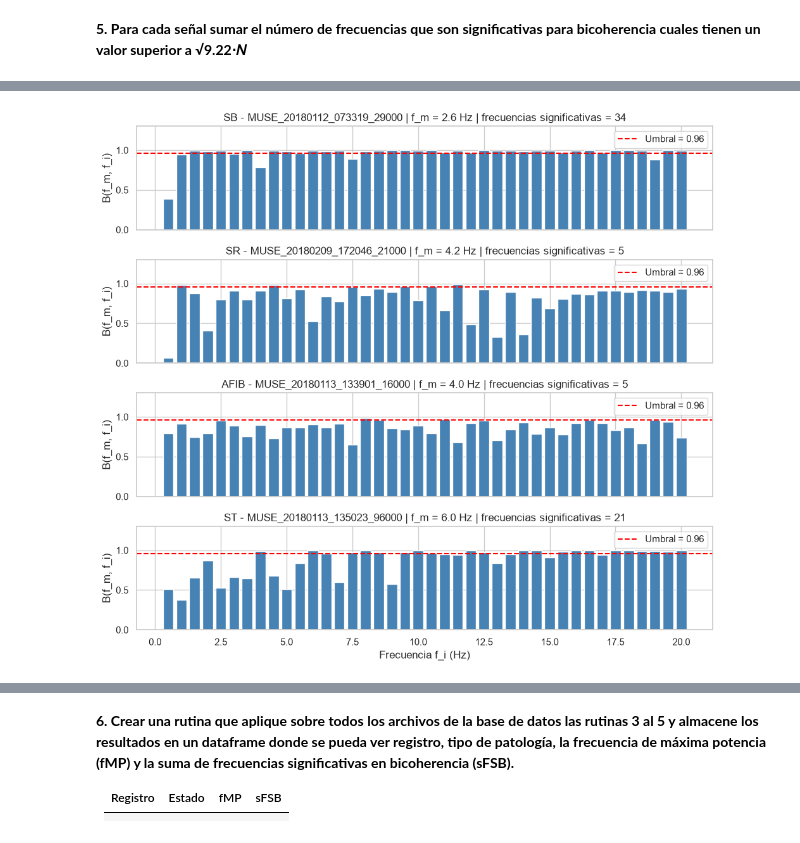
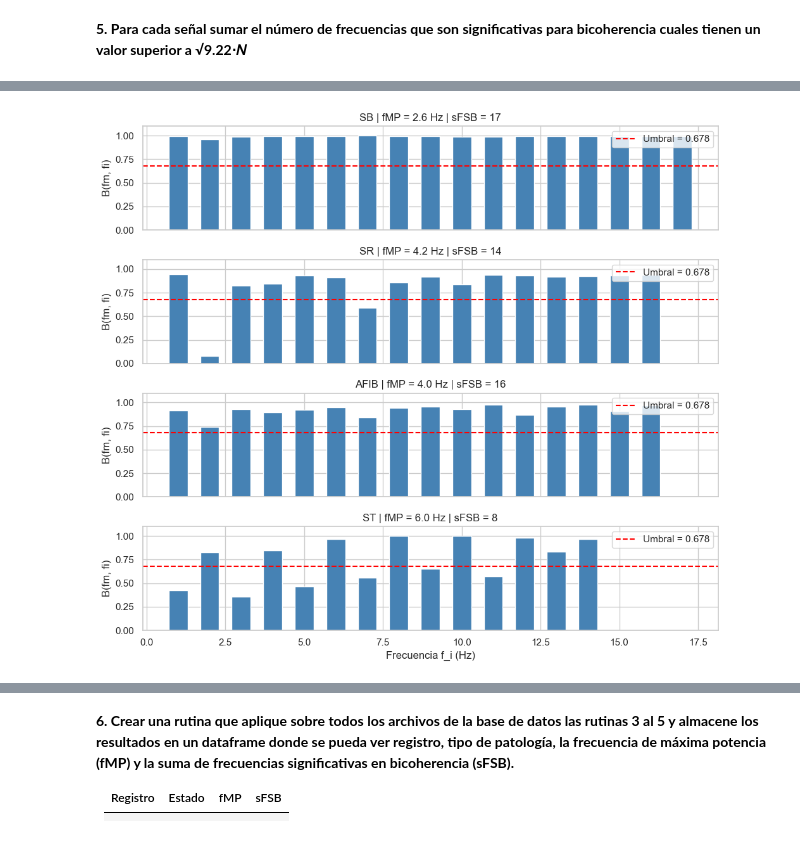
Before and after one commit to valentinamoralese/Biose-ales-Valentina-Morales-Paula-Garcia, a Jupyter notebook: Proyecto1_Valentina_Paula.ipynb, the cells around one changed output, grey strips where cells are left out. Drawn from its saved outputs; the diff is of its cells as text; code cells hidden in the pictures.

```diff
--- a/Proyecto1_Valentina_Paula.ipynb
+++ b/Proyecto1_Valentina_Paula.ipynb
@@ -482,0 +522,20 @@ def bicoherencia(x, fs, L, fmax=20):
+# %%
+rng = np.random.default_rng(0)
+t = np.arange(L) / FS
+
+def senal_prueba(acoplada, nseg=10):
+    seg = []
+    for _ in range(nseg):
+        p1, p2, p3 = rng.uniform(0, 2 * np.pi, 3)
+        fase3 = p1 + p2 if acoplada else p3
+        seg.append(np.cos(2*np.pi*5*t + p1) + np.cos(2*np.pi*3*t + p2)
+                   + np.cos(2*np.pi*8*t + fase3) + 0.1 * rng.standard_normal(L))
+    return np.concatenate(seg)
+
+for acoplada in (True, False):
+    f, B, N = bicoherencia(senal_prueba(acoplada))
+    i, j = np.argmin(abs(f - 5)), np.argmin(abs(f - 3))
+    print("acoplada" if acoplada else "no acoplada", "-> B(5,3) =", round(B[i, j], 3), "| N =", N)
+
+print("celdas del triángulo:", int(mascara_triangular(f).sum()),
+      "| umbral con N = 10:", round(umbral_bicoherencia(10), 3))
@@ -570,36 +695,50 @@ True 10646 archivos .csv
 # %% [markdown]
 **5. Para cada señal sumar el número de frecuencias que son significativas para bicoherencia cuales tienen un valor superior a √9.22⋅𝑁**
 # %%
-def umbral_significancia(N):
-    """Umbral de significancia de la bicoherencia: sqrt(9.2 / (2N)), con N = número de segmentos."""
-    return np.sqrt(9.2 / (2 * N))
+# PUNTO 5: Suma de frecuencias significativas para bicoherencia (sFSB)
+import numpy as np
+import pandas as pd
+import matplotlib.pyplot as plt
 
-def suma_frecuencias_significativas(x, fs, L, f_ref):
-    """Número de frecuencias f_i cuya bicoherencia con la frecuencia de referencia f_ref
-    supera el umbral, es decir, B(f_ref, f_i) > sqrt(9.2 / (2N)).
-    La frecuencia de referencia se aproxima a la frecuencia más cercana de la malla de la bicoherencia."""
-    f, B, N = bicoherencia(x, fs, L)
-    umbral = umbral_significancia(N)
-    i = np.argmin(np.abs(f - f_ref))
-    return int(np.sum(B[i, :] > umbral))
+L = 500   # muestras por segmento, igual que en el punto 3: N = 10 segmentos, umbral = 0.678
 
-L = 1000  # muestras por segmento, igual que en el punto 3
+def senal_procesada(filename):
+    """Lee el registro (derivación II), quita la tendencia y comprime, como en el punto 4."""
+    x = pd.read_csv(SIGNALS_DIR / f"{filename}.csv", header=None).iloc[:, LEAD_INDEX].values
+    return comprimir(quitar_tendencia(x, GRADO_DETREND))
 
-# Demostración: una señal de cada ritmo del subconjunto de trabajo
+def sfsb_senal(x, fm, fs=FS, L=L, fmax=FMAX):
+    """Número de frecuencias f_i con B(fm, f_i) > sqrt(9.2 / (2N)).
+    Solo se cuentan los f_i con fm + f_i <= fmax (dominio del artículo).
+    fm se aproxima a la frecuencia más cercana de la malla de la bicoherencia (1 Hz)."""
+    f, B, N = bicoherencia(x, fs, L, fmax)
+    i = np.argmin(np.abs(f - fm))
+    validas = (f + f[i]) <= fmax
+    return int(np.sum((B[i, :] > umbral_bicoherencia(N)) & validas))
+
+# Comprobación: con L = 500 debe dar N = 10 y umbral 0.678
+x0 = senal_procesada(df_sel["FileName"].iloc[0])
+_, _, N0 = bicoherencia(x0, FS, L, FMAX)
+print(f"N = {N0} segmentos | umbral = {umbral_bicoherencia(N0):.3f}")
+assert N0 == 10, "N no es 10: revisa que L sea 500"
+
+# Demostración: una señal de cada ritmo del subconjunto
 fig, axes = plt.subplots(len(ritmos_sel), 1, figsize=(10, 9), sharex=True)
 for ax, ritmo in zip(axes, ritmos_sel):
-    archivo = df_sel[df_sel["Rhythm"] == ritmo]["FileName"].iloc[0]
-    s = preprocesar(cargar_senal(archivo))
-    fm = frecuencia_max_potencia(s, FS)
-    f, B, N = bicoherencia(s, FS, L)
-    umbral = umbral_significancia(N)
+    fila = df_sel[df_sel["Rhythm"] == ritmo].iloc[0]
+    x = senal_procesada(fila["FileName"])
+    fm = fila["fMP"]
+    f, B, N = bicoherencia(x, FS, L, FMAX)
+    umbral = umbral_bicoherencia(N)
     i = np.argmin(np.abs(f - fm))
-    n_sig = suma_frecuencias_significativas(s, FS, L, fm)
-    ax.bar(f, B[i, :], width=0.4, color="steelblue")
-    ax.axhline(umbral, color="red", linestyle="--", label=f"Umbral = {umbral:.2f}")
-    ax.set_ylim(0, 1.3)
-    ax.set_ylabel("B(f_m, f_i)")
-    ax.set_title(f"{ritmo} - {archivo} | f_m = {fm:.1f} Hz | frecuencias significativas = {n_sig}")
+    validas = (f + f[i]) <= FMAX
+    n_sig = sfsb_senal(x, fm)
+
+    ax.bar(f[validas], B[i, validas], width=0.6, color="steelblue")
+    ax.axhline(umbral, color="red", linestyle="--", label=f"Umbral = {umbral:.3f}")
+    ax.set_ylim(0, 1.1)
+    ax.set_ylabel("B(fm, fi)")
+    ax.set_title(f"{ritmo} | fMP = {fm:.1f} Hz | sFSB = {n_sig}")
     ax.legend(loc="upper right")
 axes[-1].set_xlabel("Frecuencia f_i (Hz)")
 plt.tight_layout()
@@ -608,2 +748,2 @@ plt.show()
-[figure, old version]
+[figure, new version]
 # %% [markdown]
```
Also changed, not shown: parts of 12 cells of this notebook.
